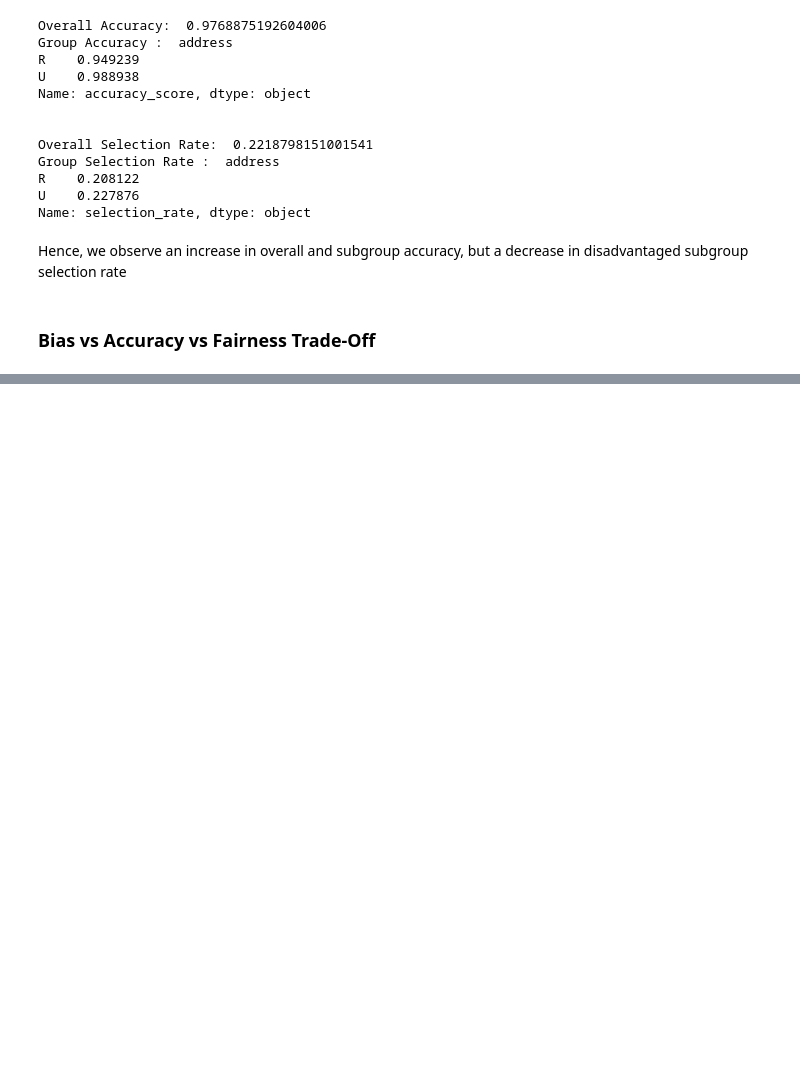
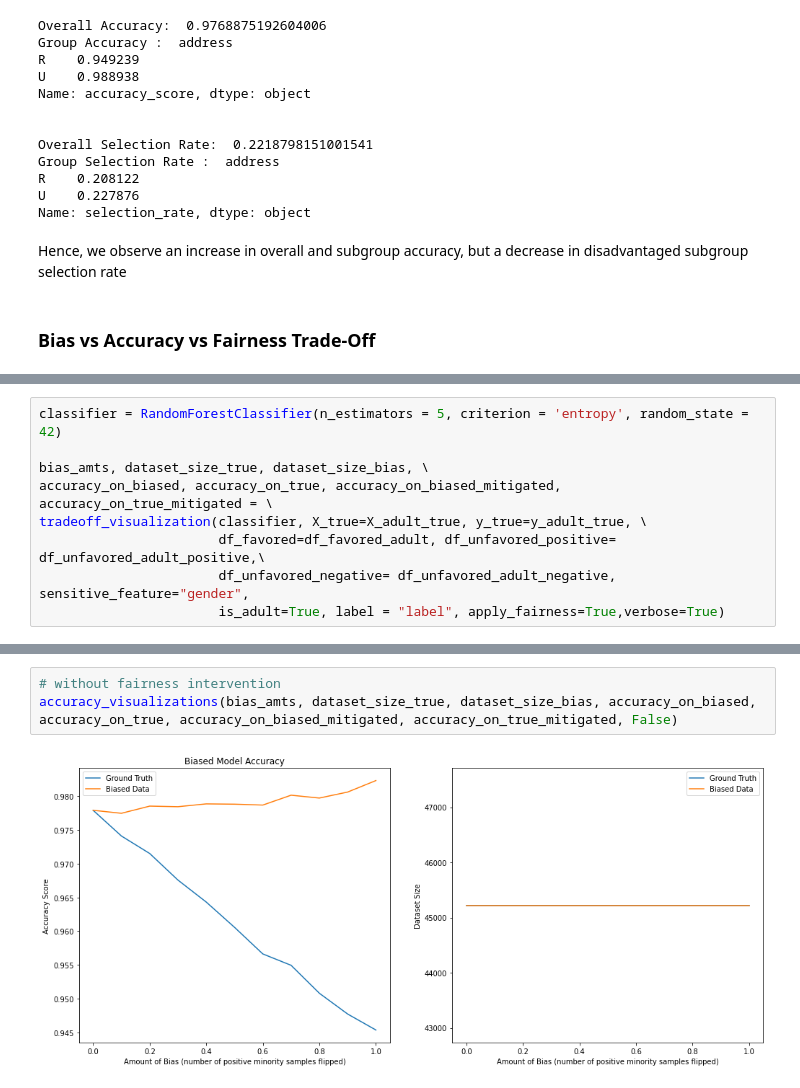
Before and after one commit to mnagired/fairness-sandbox, a Jupyter notebook: label.ipynb, the cells around one changed output, grey strips where cells are left out. Saved outputs shown, nothing was run; the diff lists cells and outputs as text; blank space fills up the shorter version.

```diff
--- a/label.ipynb
+++ b/label.ipynb
@@ -980,0 +1042,9 @@ plt.show()
+# %%
+classifier = RandomForestClassifier(n_estimators = 5, criterion = 'entropy', random_state = 42)
+
+bias_amts, dataset_size_true, dataset_size_bias, \
+accuracy_on_biased, accuracy_on_true, accuracy_on_biased_mitigated, accuracy_on_true_mitigated = \
+tradeoff_visualization(classifier, X_true=X_adult_true, y_true=y_adult_true, \
+                       df_favored=df_favored_adult, df_unfavored_positive= df_unfavored_adult_positive,\
+                       df_unfavored_negative= df_unfavored_adult_negative, sensitive_feature="gender",
+                       is_adult=True, label = "label", apply_fairness=True,verbose=True)
@@ -980,0 +1063,5 @@ plt.show()
+# %%
+# without fairness intervention
+accuracy_visualizations(bias_amts, dataset_size_true, dataset_size_bias, accuracy_on_biased, accuracy_on_true, accuracy_on_biased_mitigated, accuracy_on_true_mitigated, False)
+# %% [output]
+[figure, added]
```
Also changed, not shown: parts of 36 cells of this notebook.
